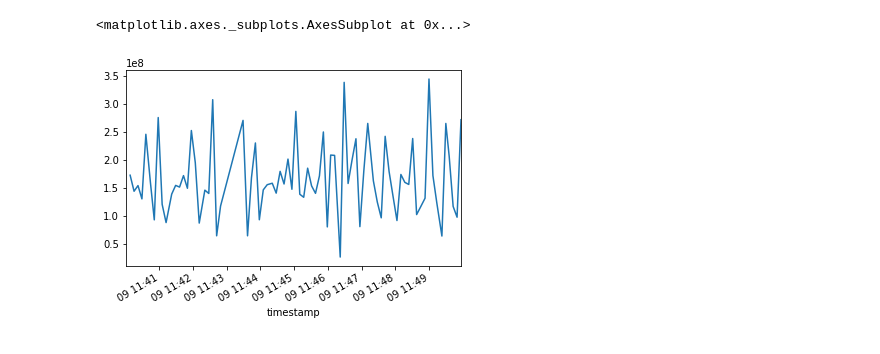
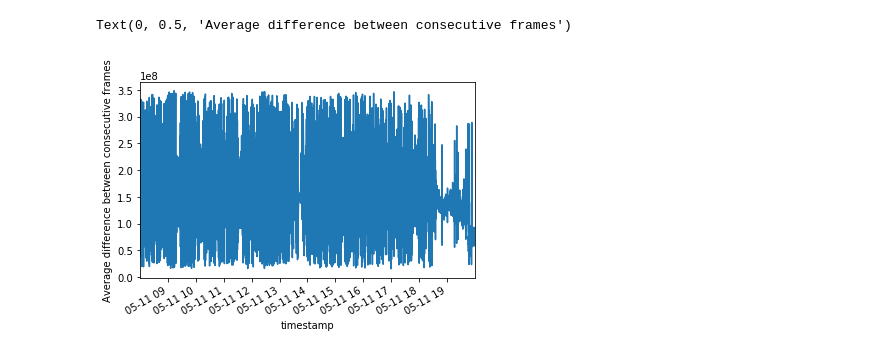
Before and after one commit to oliparson/cat-detection, a Jupyter notebook: notebooks/analyse_photos.ipynb, the cells around one changed output. Drawn from its saved outputs; the diff is of its cells as text; code cells hidden in the pictures.

```diff
--- a/notebooks/analyse_photos.ipynb
+++ b/notebooks/analyse_photos.ipynb
@@ -14,7 +17,7 @@ bucket = client.get_bucket('catflap-photos-raw')
 # %%
 # Get list of blob names
 
-blobs = bucket.list_blobs()
+blobs = bucket.list_blobs(prefix=date)
 blob_list = [blob.name for blob in blobs]
 # %%
 # Create dataframe of blob names
@@ -89,15 +61,24 @@ recent_blobs.head()
 # %%
 # Calculate stats for a subset of images
 
+avg_image = None
 last_image = None
 blob_stats_list = []
-for blob_name in recent_blobs.name:
+for idx, blob_name in enumerate(blob_df.name):
+
+    # Print progress every 100 objects
+    if idx%100==0:
+        print(blob_name)
 
     # Read blob bytes into memory from GCS bucket
-    blob = bucket.blob(blob_name)
-    blob_str = blob.download_as_string()
-    bytes_io = io.BytesIO(blob_str)
-    img = mpimg.imread(bytes_io, format='jpg')
+    #blob = bucket.blob(blob_name)
+    #blob_str = blob.download_as_string()
+    #bytes_io = io.BytesIO(blob_str)
+    #img = mpimg.imread(bytes_io, format='jpg')
+
+    # Read image into memory from disk
+    # requires: gsutil -m cp gs://catflap-photos-raw/2020-05-11_* .
+    img = mpimg.imread('/home/jupyter/'+date+'/'+blob_name)
 
     blob_stats = {}
 
@@ -113,6 +94,21 @@ for blob_name in recent_blobs.name:
         frame_diff = np.sum(np.abs(img-last_image))
     blob_stats['frame_diff'] = frame_diff
 
+    # Update average image by exponential smoothing
+    alpha = .3
+    if avg_image is None:
+        avg_image = img.copy()
+    else:
+        avg_image = ((alpha*img) + ((1-alpha)*avg_image))
+
+    # Average diff
+    avg_diff = np.sum(np.abs(img-avg_image))
+    blob_stats['avg_diff'] = avg_diff
+
+    # Average diff
+    std_diff = np.std(img-avg_image)
+    blob_stats['std_diff'] = std_diff
+
     blob_stats_list += [blob_stats]
     last_image = img.copy()
 
@@ -131,7 +152,7 @@ blob_stats_df.head()
 # %%
 # Join blob names and stats together
 
-stats_df = recent_blobs.merge(blob_stats_df, right_index=True, left_index=True)
+stats_df = blob_df.merge(blob_stats_df, right_index=True, left_index=True)
 
 print(stats_df.shape)
 stats_df.head()
@@ -153,0 +176,6 @@ stats_df.set_index('timestamp')[colours].plot()
+# %%
+# Calculate brightness by averaging RGB colours
+
+stats_df['brightness'] = stats_df[colours].mean(axis=1)
+
+stats_df.head()
@@ -154,7 +189,8 @@ stats_df.set_index('timestamp')[colours].plot()
 # %%
 # Plot frame difference over time
 
 stats_df.set_index('timestamp').frame_diff.plot()
+plt.ylabel('Average difference between consecutive frames')
 # %% [output]
-<matplotlib.axes._subplots.AxesSubplot at 0x...>
+Text(0, 0.5, 'Average difference between consecutive frames')
-[figure, old version]
+[figure, new version]
```
Also changed, not shown: parts of 16 cells of this notebook.
